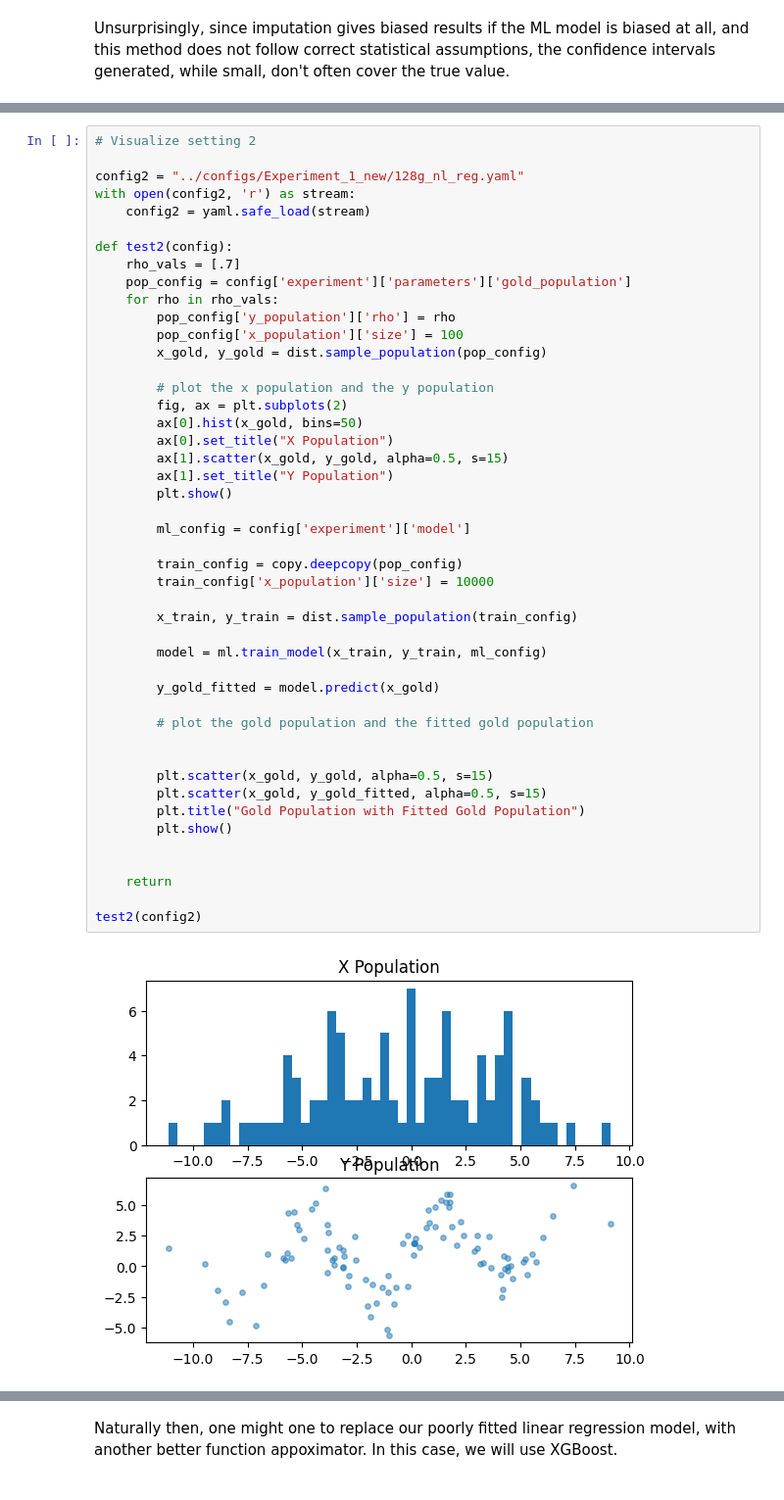
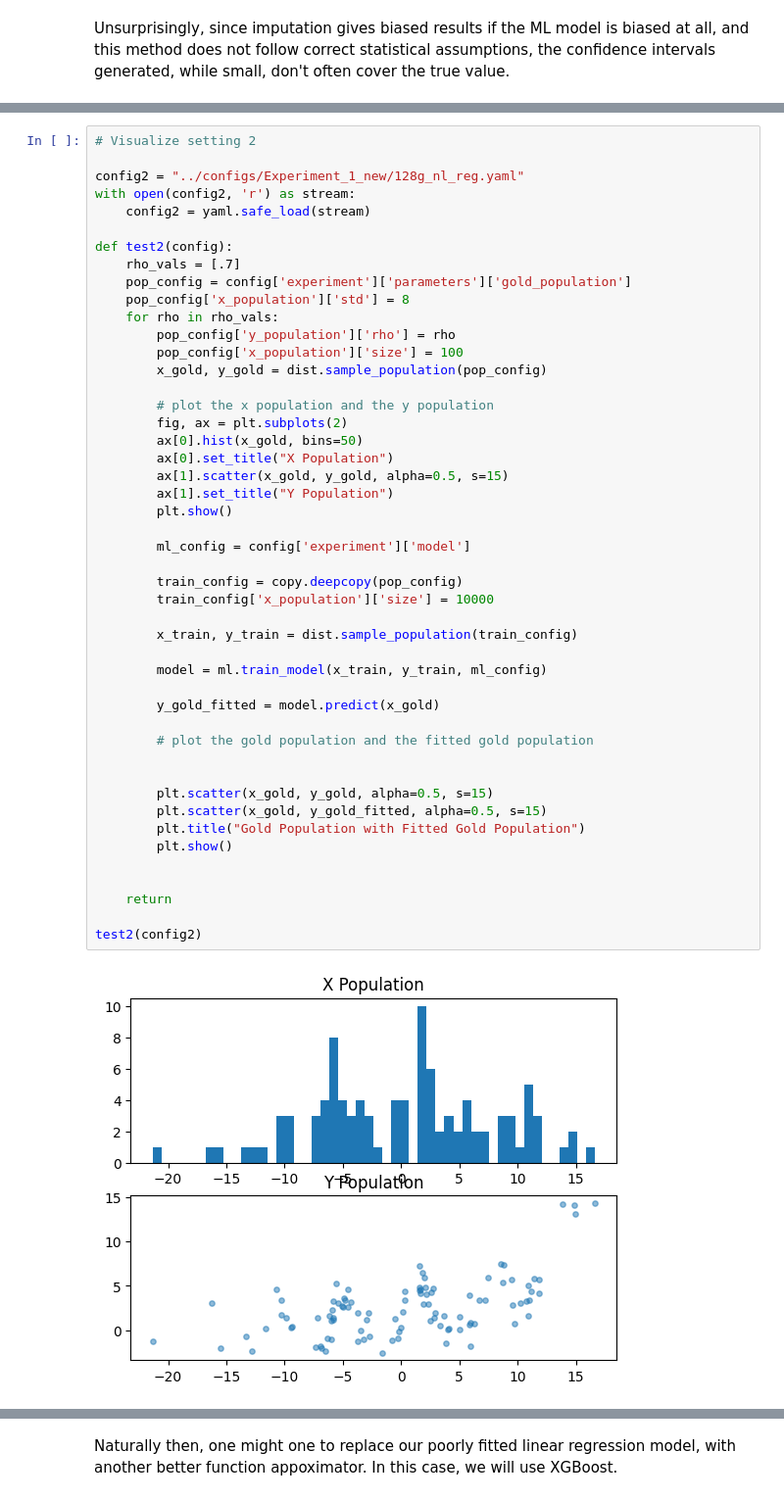
Before and after one commit to nicholas-denis/ppi-testing, a Jupyter notebook: src/summary.ipynb, the cells around one changed output, grey strips where cells are left out. Shown at 98% size. Drawn from its saved outputs; the diff is of its cells as text.

Commit message:
plotting quantile changes, relative improvement metric added, config changes, summary changes

```diff
--- a/src/summary.ipynb
+++ b/src/summary.ipynb
@@ -160,6 +167,7 @@ with open(config2, 'r') as stream:
 def test2(config):
     rho_vals = [.7]
     pop_config = config['experiment']['parameters']['gold_population']
+    pop_config['x_population']['std'] = 8
     for rho in rho_vals:
         pop_config['y_population']['rho'] = rho
         pop_config['x_population']['size'] = 100
@@ -170,31 +178,31 @@ def test2(config):
         ax[0].hist(x_gold, bins=50)
         ax[0].set_title("X Population")
         ax[1].scatter(x_gold, y_gold, alpha=0.5, s=15)
         ax[1].set_title("Y Population")
         plt.show()
 
         ml_config = config['experiment']['model']
 
         train_config = copy.deepcopy(pop_config)
         train_config['x_population']['size'] = 10000
 
         x_train, y_train = dist.sample_population(train_config)
 
         model = ml.train_model(x_train, y_train, ml_config)
 
         y_gold_fitted = model.predict(x_gold)
 
         # plot the gold population and the fitted gold population
 
 
         plt.scatter(x_gold, y_gold, alpha=0.5, s=15)
         plt.scatter(x_gold, y_gold_fitted, alpha=0.5, s=15)
         plt.title("Gold Population with Fitted Gold Population")
         plt.show()
 
 
     return
 
 test2(config2)
 # %% [output]
-[figure, old version]
+[figure, new version]
```
Also changed, not shown: parts of 15 cells of this notebook, 25 other files.
